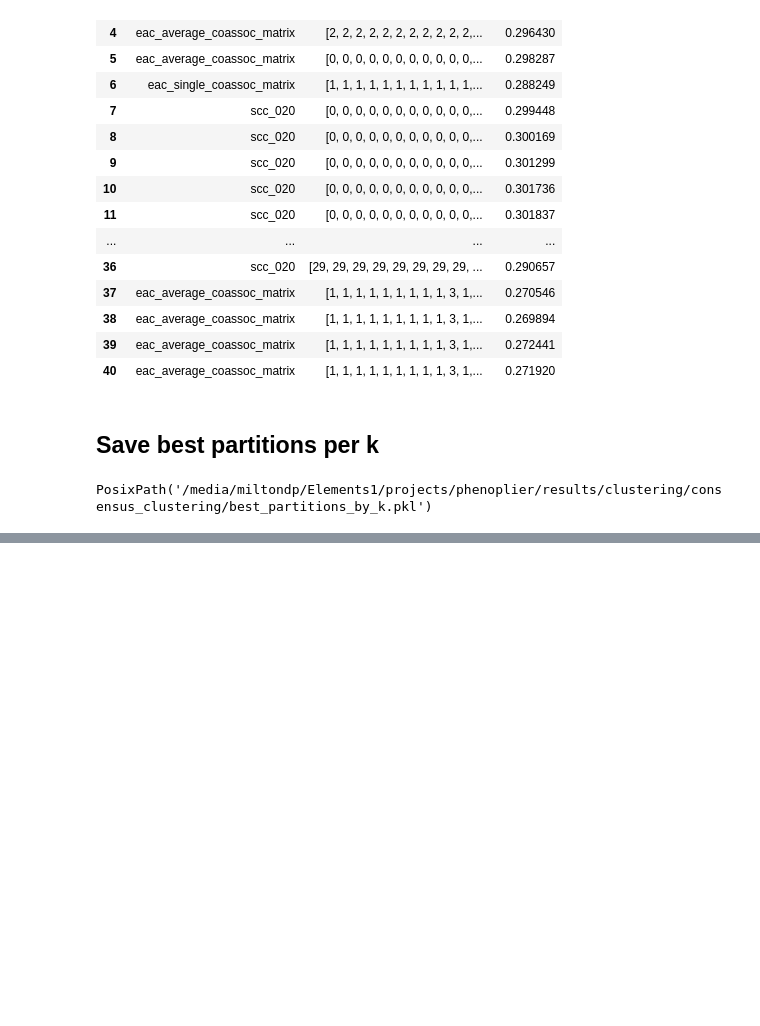
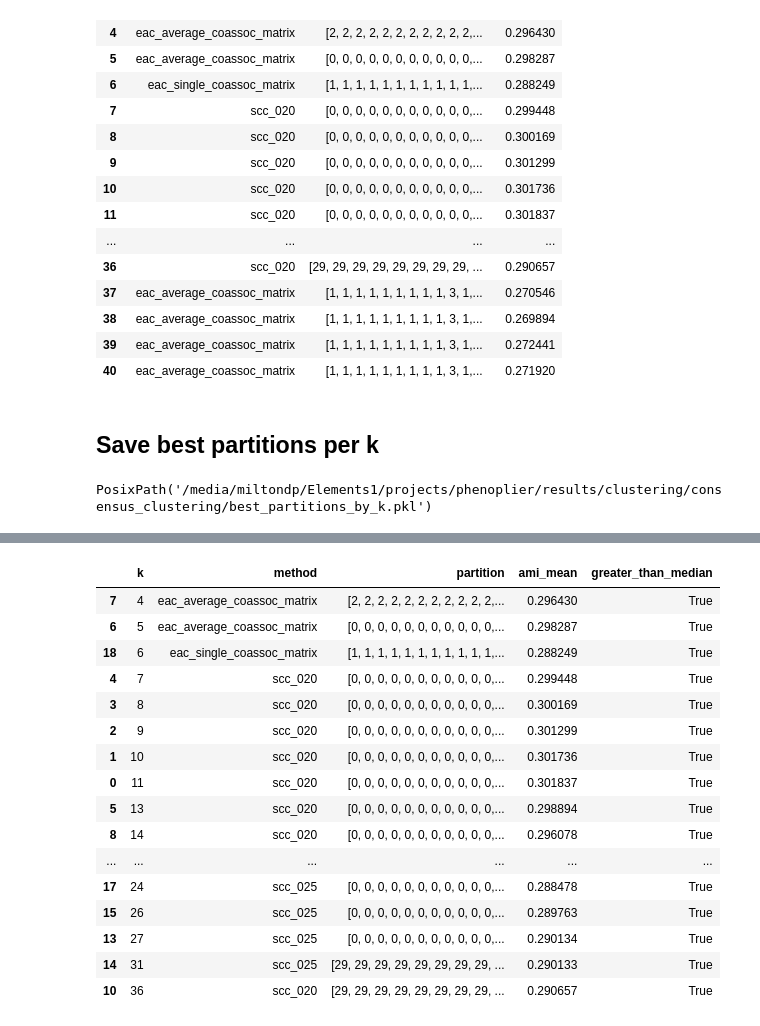
Before and after one commit to greenelab/phenoplier, a Jupyter notebook: nbs/16_consensus_clustering/030_01-get_best_partitions.ipynb, the cells around one changed output, grey strips where cells are left out. Drawn from its saved outputs; the diff is of its cells as text; code cells hidden in the pictures; blank space fills up the shorter version.

```diff
--- a/nbs/16_consensus_clustering/030_01-get_best_partitions.ipynb
+++ b/nbs/16_consensus_clustering/030_01-get_best_partitions.ipynb
@@ -243,0 +288,20 @@ best_parts.to_pickle(output_file)
+# %%
+plot_data[plot_data["greater_than_median"]].sort_values("k")
+# %% [output]
+|  | k | method | partition | ami_mean | greater_than_median |
+| 7 | 4 | eac_average_coassoc_matrix | [2, 2, 2, 2, 2, 2, 2, 2, 2, 2, 2,... | 0.296430 | True |
+| 6 | 5 | eac_average_coassoc_matrix | [0, 0, 0, 0, 0, 0, 0, 0, 0, 0, 0,... | 0.298287 | True |
+| 18 | 6 | eac_single_coassoc_matrix | [1, 1, 1, 1, 1, 1, 1, 1, 1, 1, 1,... | 0.288249 | True |
+| 4 | 7 | scc_020 | [0, 0, 0, 0, 0, 0, 0, 0, 0, 0, 0,... | 0.299448 | True |
+| 3 | 8 | scc_020 | [0, 0, 0, 0, 0, 0, 0, 0, 0, 0, 0,... | 0.300169 | True |
+| 2 | 9 | scc_020 | [0, 0, 0, 0, 0, 0, 0, 0, 0, 0, 0,... | 0.301299 | True |
+| 1 | 10 | scc_020 | [0, 0, 0, 0, 0, 0, 0, 0, 0, 0, 0,... | 0.301736 | True |
+| 0 | 11 | scc_020 | [0, 0, 0, 0, 0, 0, 0, 0, 0, 0, 0,... | 0.301837 | True |
+| 5 | 13 | scc_020 | [0, 0, 0, 0, 0, 0, 0, 0, 0, 0, 0,... | 0.298894 | True |
+| 8 | 14 | scc_020 | [0, 0, 0, 0, 0, 0, 0, 0, 0, 0, 0,... | 0.296078 | True |
+| ... | ... | ... | ... | ... | ... |
+| 17 | 24 | scc_025 | [0, 0, 0, 0, 0, 0, 0, 0, 0, 0, 0,... | 0.288478 | True |
+| 15 | 26 | scc_025 | [0, 0, 0, 0, 0, 0, 0, 0, 0, 0, 0,... | 0.289763 | True |
+| 13 | 27 | scc_025 | [0, 0, 0, 0, 0, 0, 0, 0, 0, 0, 0,... | 0.290134 | True |
+| 14 | 31 | scc_025 | [29, 29, 29, 29, 29, 29, 29, 29, ... | 0.290133 | True |
+| 10 | 36 | scc_020 | [29, 29, 29, 29, 29, 29, 29, 29, ... | 0.290657 | True |
```
Also changed, not shown: parts of 6 cells of this notebook, 1 other file.
